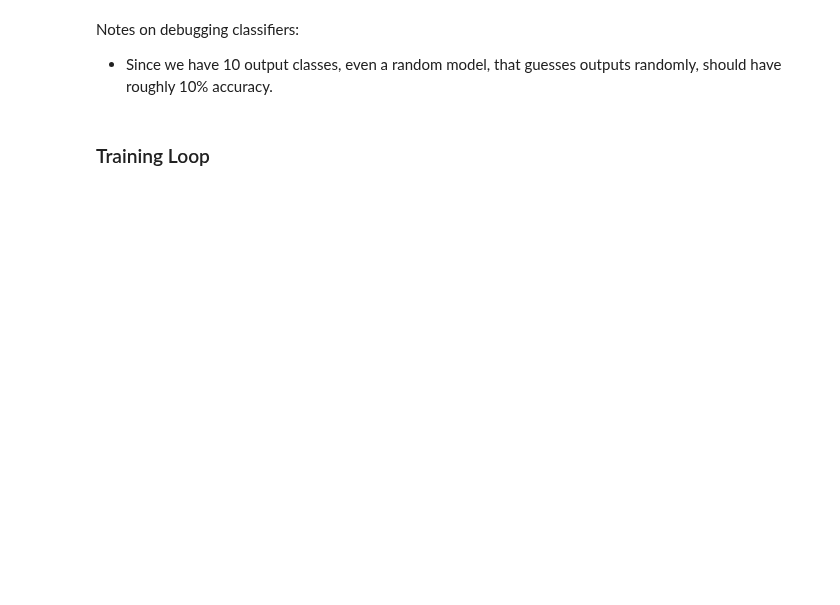
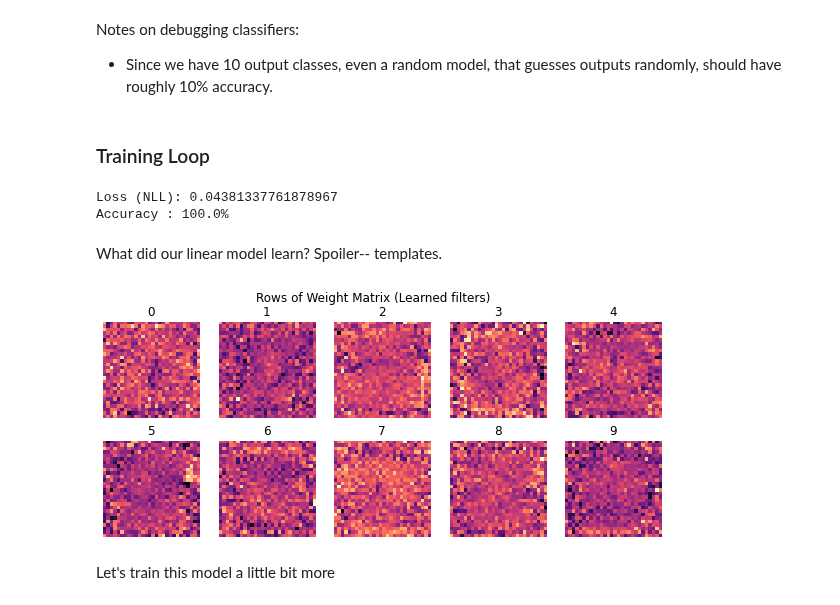
Before and after one commit to mshagirov/lanyon, a Jupyter notebook: _notebooks/ML_journal_club_01.ipynb, the cells around one changed output. Drawn from its saved outputs; the diff is of its cells as text; code cells hidden in the pictures; blank space fills up the shorter version.

```diff
--- a/_notebooks/ML_journal_club_01.ipynb
+++ b/_notebooks/ML_journal_club_01.ipynb
@@ -259,3 +259,10 @@ for epoch in range(epochs):
             bias -= bias.grad * lr
             weights.grad.zero_()
             bias.grad.zero_()
+# %%
+# Loss/Acc for the latest batch
+print(f'Loss (NLL): {loss_func(model(xb), yb)}\n'+
+      f'Accuracy : {accuracy(model(xb), yb)*100}%')
+# %% [output]
+Loss (NLL): 0.04381337761878967
+Accuracy : 100.0%
@@ -261,0 +271,16 @@ for epoch in range(epochs):
+# %% [markdown]
+What did our linear model learn? Spoiler-- templates.
+# %%
+_, axs = plt.subplots(ncols=5,nrows=2,figsize=[10,4])
+
+for k,ax in enumerate(axs.ravel()):
+  Wrow= weights[:,k].detach().cpu().numpy().reshape(28,28)
+  ax.imshow(Wrow,cmap='magma')
+  ax.set_title(f'{k}')
+  ax.axis(False)
+plt.suptitle('Rows of Weight Matrix (Learned filters)');
+plt.show()
+# %% [output]
+[figure, added]
+# %% [markdown]
+Let's train this model a little bit more
```
Also changed, not shown: parts of 15 cells of this notebook.
